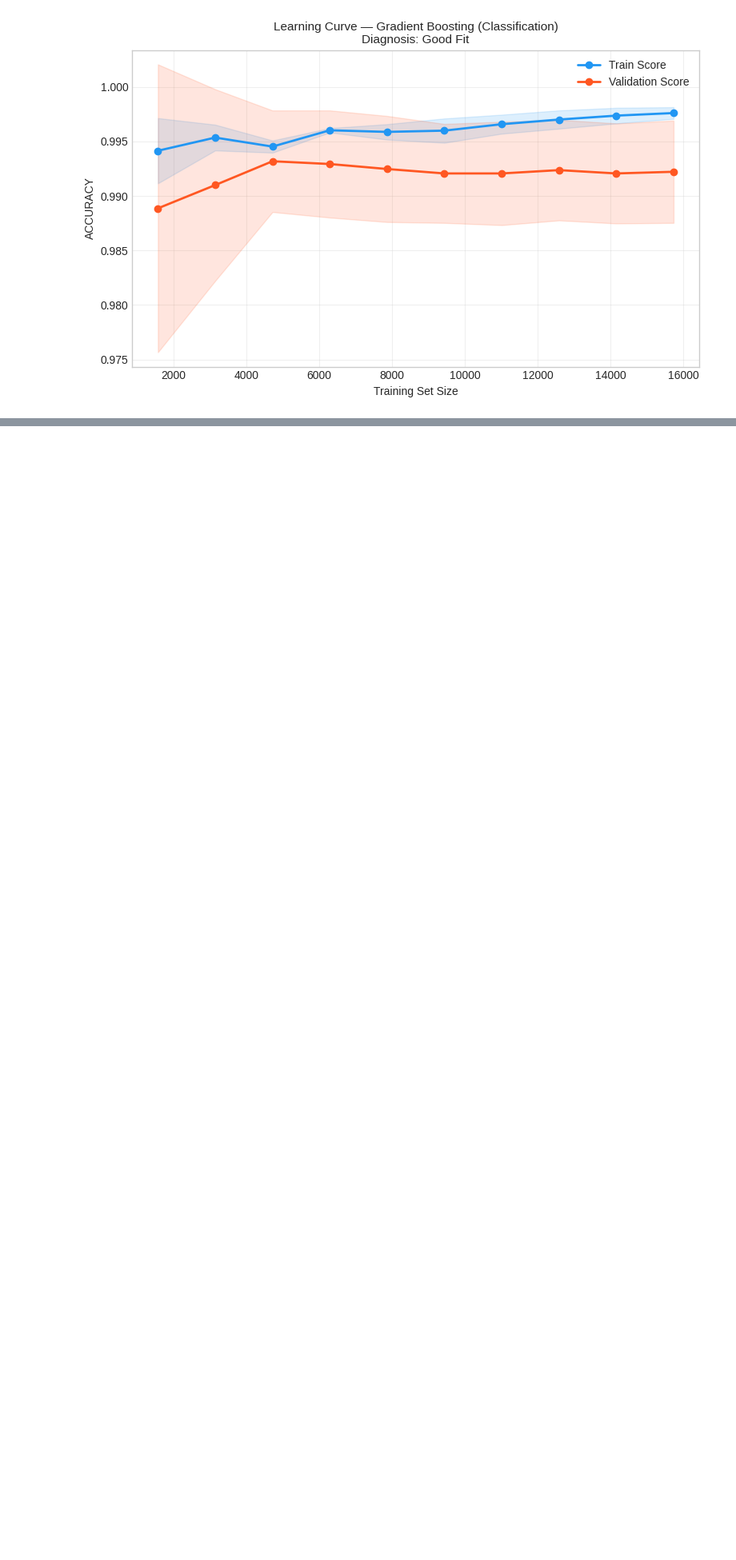
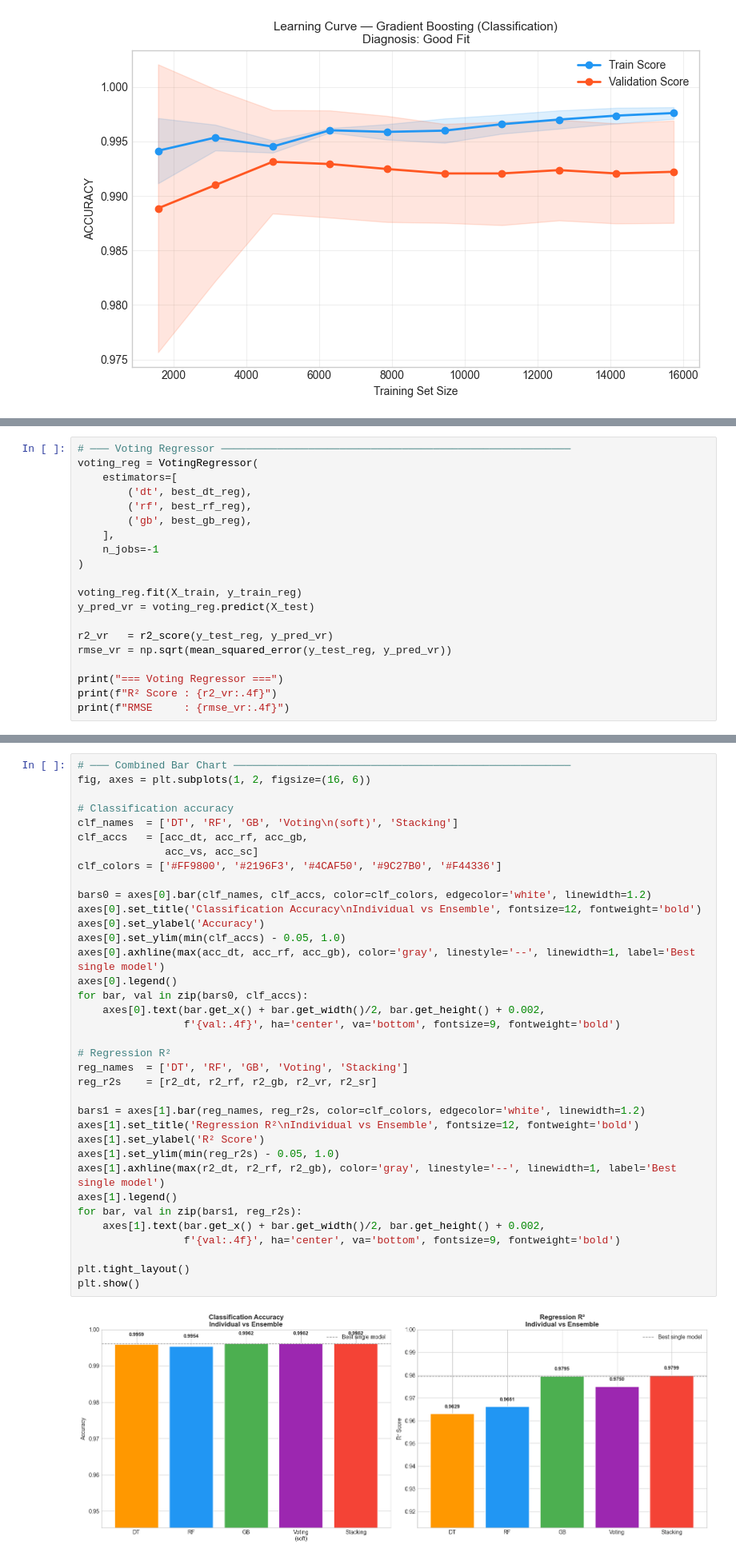
Before and after one commit to youssef28m/fifa-performance-analysis, a Jupyter notebook: main.ipynb, the cells around one changed output, grey strips where cells are left out. Shown at 80% size. Drawn from its saved outputs; the diff is of its cells as text; blank space fills up the shorter version.

```diff
--- a/main.ipynb
+++ b/main.ipynb
@@ -2327,0 +2418,20 @@ plot_learning_curve(best_gb_clf,  X, y_clf, "Gradient Boosting (Classification)"
+# %%
+# ─── Voting Regressor ────────────────────────────────────────────────────────
+voting_reg = VotingRegressor(
+    estimators=[
+        ('dt', best_dt_reg),
+        ('rf', best_rf_reg),
+        ('gb', best_gb_reg),
+    ],
+    n_jobs=-1
+)
+
+voting_reg.fit(X_train, y_train_reg)
+y_pred_vr = voting_reg.predict(X_test)
+
+r2_vr   = r2_score(y_test_reg, y_pred_vr)
+rmse_vr = np.sqrt(mean_squared_error(y_test_reg, y_pred_vr))
+
+print("=== Voting Regressor ===")
+print(f"R² Score : {r2_vr:.4f}")
+print(f"RMSE     : {rmse_vr:.4f}")
@@ -2327,0 +2569,38 @@ plot_learning_curve(best_gb_clf,  X, y_clf, "Gradient Boosting (Classification)"
+# %%
+# ─── Combined Bar Chart ──────────────────────────────────────────────────────
+fig, axes = plt.subplots(1, 2, figsize=(16, 6))
+
+# Classification accuracy
+clf_names  = ['DT', 'RF', 'GB', 'Voting\n(soft)', 'Stacking']
+clf_accs   = [acc_dt, acc_rf, acc_gb,
+              acc_vs, acc_sc]
+clf_colors = ['#FF9800', '#2196F3', '#4CAF50', '#9C27B0', '#F44336']
+
+bars0 = axes[0].bar(clf_names, clf_accs, color=clf_colors, edgecolor='white', linewidth=1.2)
+axes[0].set_title('Classification Accuracy\nIndividual vs Ensemble', fontsize=12, fontweight='bold')
+axes[0].set_ylabel('Accuracy')
+axes[0].set_ylim(min(clf_accs) - 0.05, 1.0)
+axes[0].axhline(max(acc_dt, acc_rf, acc_gb), color='gray', linestyle='--', linewidth=1, label='Best single model')
+axes[0].legend()
+for bar, val in zip(bars0, clf_accs):
+    axes[0].text(bar.get_x() + bar.get_width()/2, bar.get_height() + 0.002,
+                 f'{val:.4f}', ha='center', va='bottom', fontsize=9, fontweight='bold')
+
+# Regression R²
+reg_names  = ['DT', 'RF', 'GB', 'Voting', 'Stacking']
+reg_r2s    = [r2_dt, r2_rf, r2_gb, r2_vr, r2_sr]
+
+bars1 = axes[1].bar(reg_names, reg_r2s, color=clf_colors, edgecolor='white', linewidth=1.2)
+axes[1].set_title('Regression R²\nIndividual vs Ensemble', fontsize=12, fontweight='bold')
+axes[1].set_ylabel('R² Score')
+axes[1].set_ylim(min(reg_r2s) - 0.05, 1.0)
+axes[1].axhline(max(r2_dt, r2_rf, r2_gb), color='gray', linestyle='--', linewidth=1, label='Best single model')
+axes[1].legend()
+for bar, val in zip(bars1, reg_r2s):
+    axes[1].text(bar.get_x() + bar.get_width()/2, bar.get_height() + 0.002,
+                 f'{val:.4f}', ha='center', va='bottom', fontsize=9, fontweight='bold')
+
+plt.tight_layout()
+plt.show()
+# %% [output]
+[figure, added]
```
Also changed, not shown: parts of 26 cells of this notebook.
